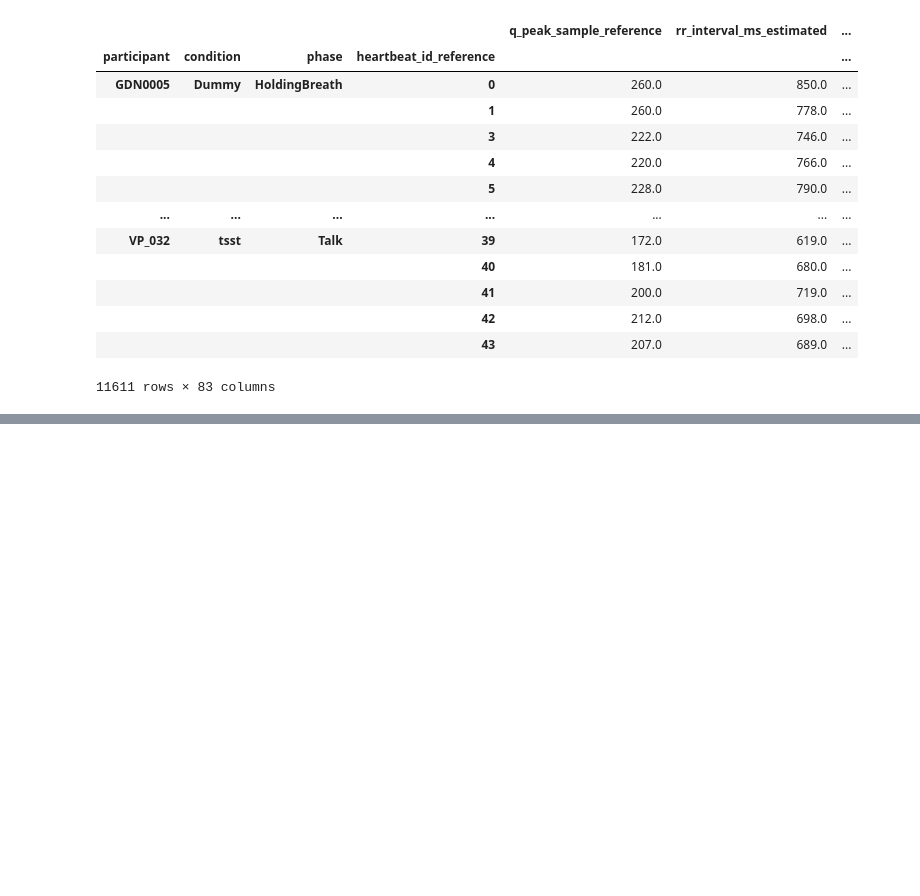
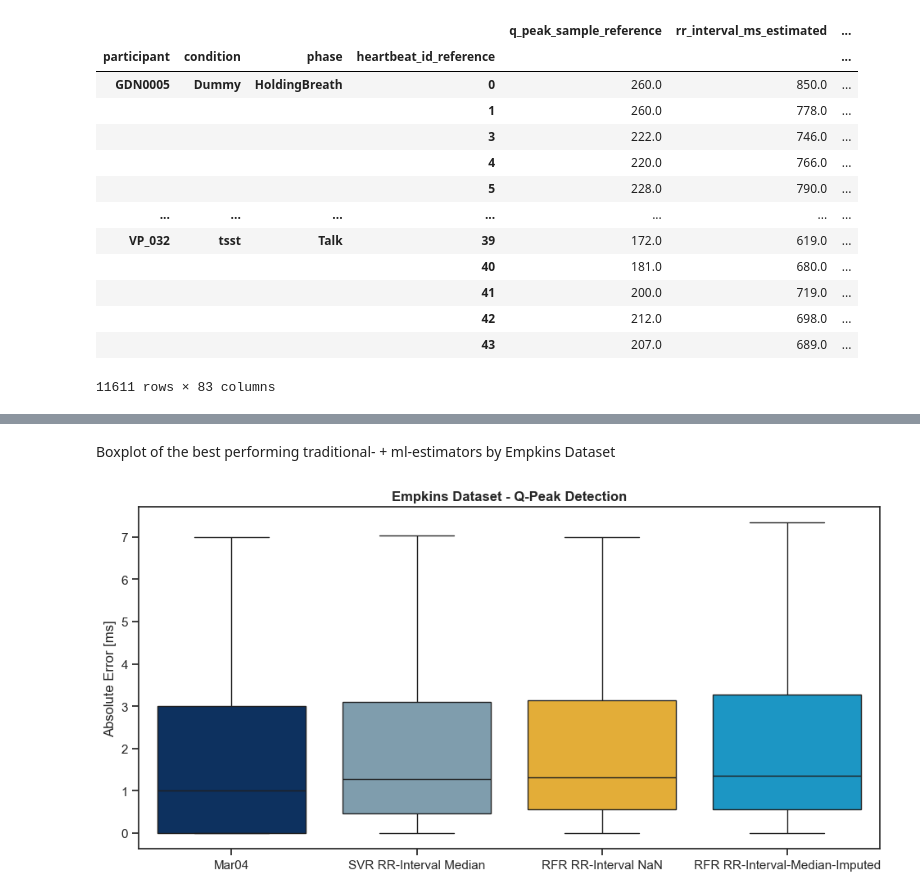
Before and after one commit to empkins/pepbench, a Jupyter notebook: experiments/pep_algorithm_benchmarking/notebooks/ML_analysis/Plotting/Plotting_Q_peak.ipynb, the cells around one changed output, grey strips where cells are left out. Cells and saved outputs as stored; diff of their text form; code cells hidden in the pictures; blank space fills up the shorter version.

```diff
--- a/experiments/pep_algorithm_benchmarking/notebooks/ML_analysis/Plotting/Plotting_Q_peak.ipynb
+++ b/experiments/pep_algorithm_benchmarking/notebooks/ML_analysis/Plotting/Plotting_Q_peak.ipynb
@@ -81,0 +128,3 @@ merged_ml_results_q_peak
+# %%
+empkins_data = plot_data.loc[plot_data.index.get_level_values(level="condition").isin(['ftsst', 'tsst'])]
+guardian_data = plot_data.xs(key="Dummy", level="condition")
@@ -81,0 +140,9 @@ merged_ml_results_q_peak
+# %% [markdown]
+Boxplot of the best performing traditional- + ml-estimators by Empkins Dataset
+# %%
+sns.boxplot(empkins_data, showfliers=False)
+plt.ylabel("Absolute Error [ms]")
+plt.title("Empkins Dataset - Q-Peak Detection", fontdict={"weight": "bold"})
+plt.tight_layout()
+# %% [output]
+[figure, added]
```
Also changed, not shown: parts of 15 cells of this notebook, 1 other file.
